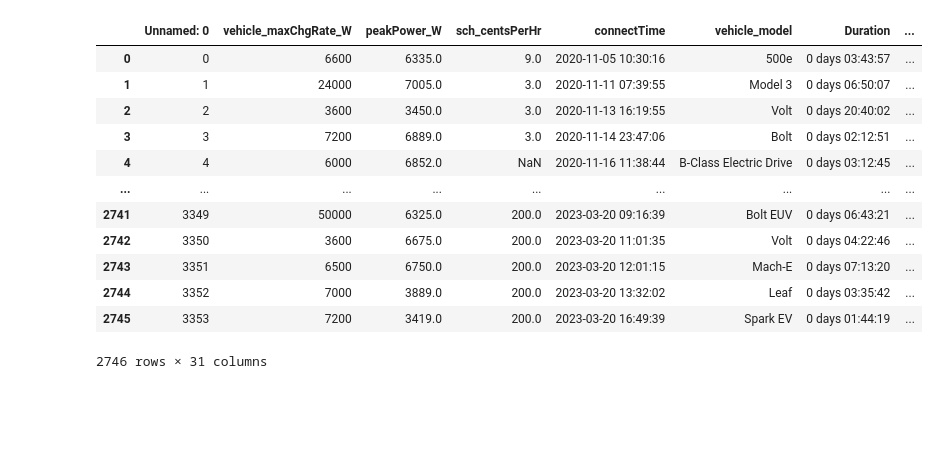
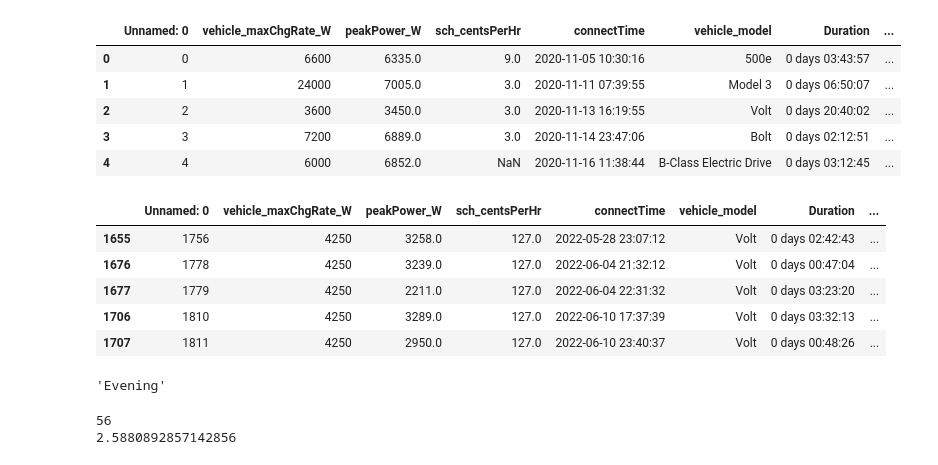
Before and after one commit to winston-edwin-chiong/slrpEV-data-dashboard, a Jupyter notebook: SessionLvlVIz.ipynb, the cells around one changed output. Drawn from its saved outputs; the diff is of its cells as text; code cells hidden in the pictures; blank space fills up the shorter version.

```diff
--- a/SessionLvlVIz.ipynb
+++ b/SessionLvlVIz.ipynb
@@ -230,16 +213,20 @@ df["fivemindemand"]
 # %%
-pd.read_csv("data/raw_data.csv")
+df = pd.read_csv("data/raw_data.csv", parse_dates=["connectTime"])
+df.head()
 # %% [output]
 |  | Unnamed: 0 | vehicle_maxChgRate_W | peakPower_W | sch_centsPerHr | connectTime | vehicle_model | Duration | ... |
 | 0 | 0 | 6600 | 6335.0 | 9.0 | 2020-11-05 10:30:16 | 500e | 0 days 03:43:57 | ... |
 | 1 | 1 | 24000 | 7005.0 | 3.0 | 2020-11-11 07:39:55 | Model 3 | 0 days 06:50:07 | ... |
 | 2 | 2 | 3600 | 3450.0 | 3.0 | 2020-11-13 16:19:55 | Volt | 0 days 20:40:02 | ... |
 | 3 | 3 | 7200 | 6889.0 | 3.0 | 2020-11-14 23:47:06 | Bolt | 0 days 02:12:51 | ... |
 | 4 | 4 | 6000 | 6852.0 | NaN | 2020-11-16 11:38:44 | B-Class Electric Drive | 0 days 03:12:45 | ... |
-| ... | ... | ... | ... | ... | ... | ... | ... | ... |
-| 2741 | 3349 | 50000 | 6325.0 | 200.0 | 2023-03-20 09:16:39 | Bolt EUV | 0 days 06:43:21 | ... |
-| 2742 | 3350 | 3600 | 6675.0 | 200.0 | 2023-03-20 11:01:35 | Volt | 0 days 04:22:46 | ... |
-| 2743 | 3351 | 6500 | 6750.0 | 200.0 | 2023-03-20 12:01:15 | Mach-E | 0 days 07:13:20 | ... |
-| 2744 | 3352 | 7000 | 3889.0 | 200.0 | 2023-03-20 13:32:02 | Leaf | 0 days 03:35:42 | ... |
-| 2745 | 3353 | 7200 | 3419.0 | 200.0 | 2023-03-20 16:49:39 | Spark EV | 0 days 01:44:19 | ... |
-2746 rows × 31 columns
+# %%
+subset = df[df["userId"] == 1154]
+subset.head()
+# %% [output]
+|  | Unnamed: 0 | vehicle_maxChgRate_W | peakPower_W | sch_centsPerHr | connectTime | vehicle_model | Duration | ... |
+| 1655 | 1756 | 4250 | 3258.0 | 127.0 | 2022-05-28 23:07:12 | Volt | 0 days 02:42:43 | ... |
+| 1676 | 1778 | 4250 | 3239.0 | 127.0 | 2022-06-04 21:32:12 | Volt | 0 days 00:47:04 | ... |
+| 1677 | 1779 | 4250 | 2211.0 | 127.0 | 2022-06-04 22:31:32 | Volt | 0 days 03:23:20 | ... |
+| 1706 | 1810 | 4250 | 3289.0 | 127.0 | 2022-06-10 17:37:39 | Volt | 0 days 03:32:13 | ... |
+| 1707 | 1811 | 4250 | 2950.0 | 127.0 | 2022-06-10 23:40:37 | Volt | 0 days 00:48:26 | ... |
@@ -245,0 +243,10 @@ pd.read_csv("data/raw_data.csv")
+# %%
+subset["connectTime"].dt.hour.apply(get_connect).value_counts().index[0]
+# %% [output]
+'Evening'
+# %%
+print(len(subset))
+print(np.mean(subset["trueDurationHrs"]))
+# %% [output]
+56
+2.5880892857142856
```
Also changed, not shown: parts of 4 cells of this notebook, 13 other files.
